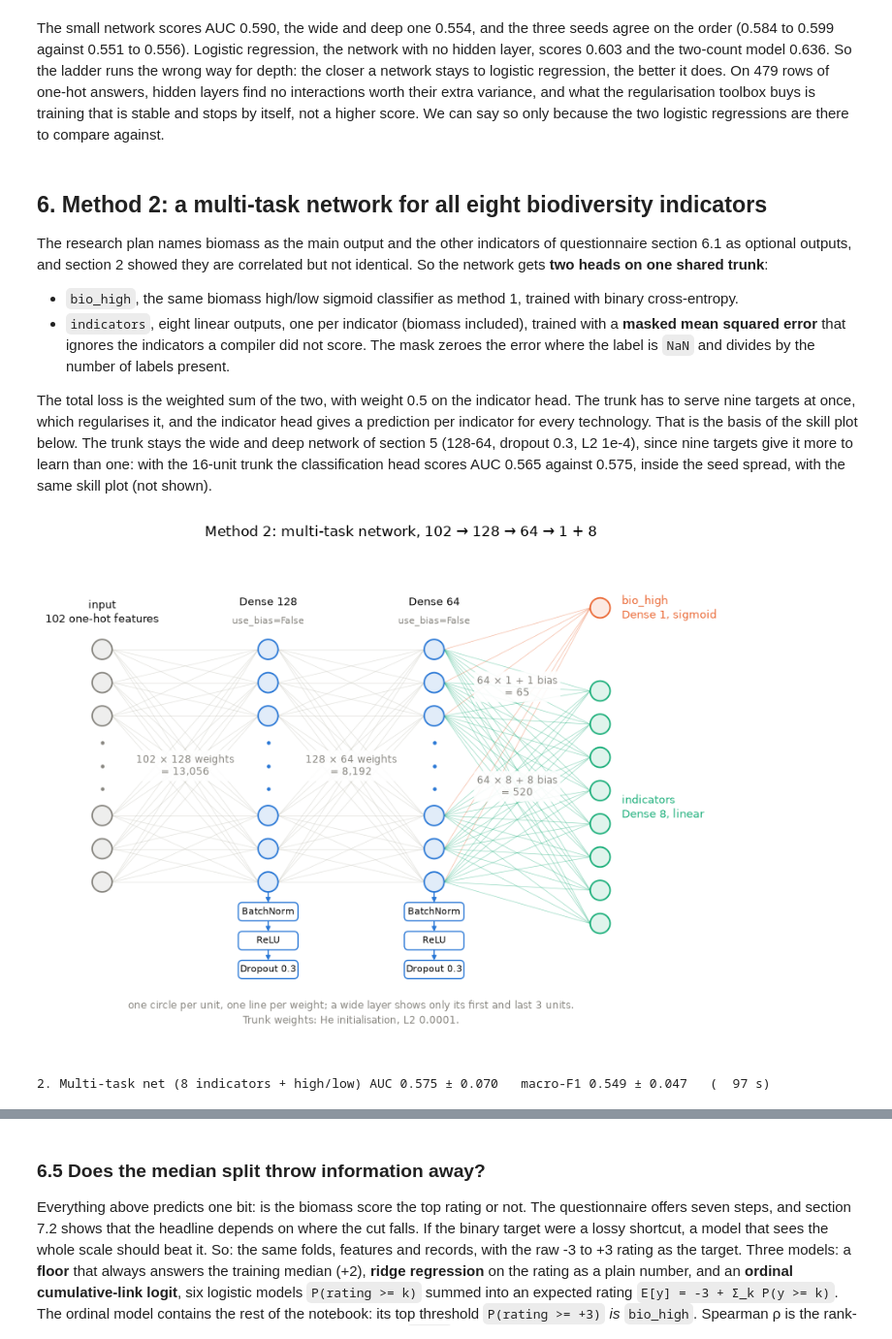
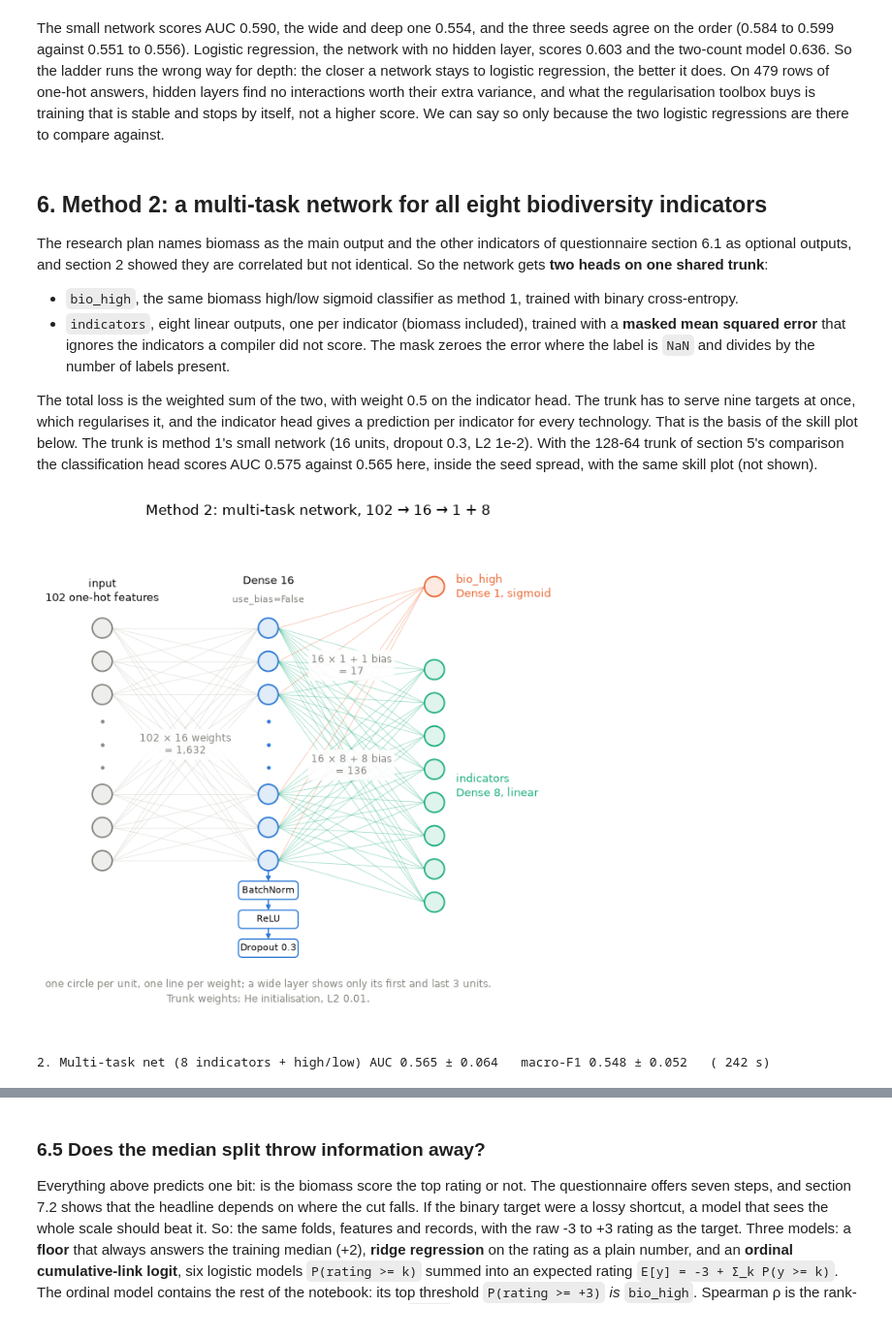
Before and after one commit to nmkearney/CAS-AML-WOCAT, a Jupyter notebook: module2_biodiversity.ipynb, the cells around one changed output, grey strips where cells are left out. Shown at 97% size. Saved outputs shown, nothing was run; the diff lists cells and outputs as text; code cells hidden in the pictures.

```diff
--- a/module2_biodiversity.ipynb
+++ b/module2_biodiversity.ipynb
@@ -597,14 +597,14 @@ The research plan names biomass as the main output and the other indicators of q
 * `bio_high`, the same biomass high/low sigmoid classifier as method 1, trained with binary cross-entropy.
 * `indicators`, eight linear outputs, one per indicator (biomass included), trained with a **masked mean squared error** that ignores the indicators a compiler did not score. The mask zeroes the error where the label is `NaN` and divides by the number of labels present.
 
-The total loss is the weighted sum of the two, with weight 0.5 on the indicator head. The trunk has to serve nine targets at once, which regularises it, and the indicator head gives a prediction per indicator for every technology. That is the basis of the skill plot below. The trunk stays the wide and deep network of section 5 (128-64, dropout 0.3, L2 1e-4), since nine targets give it more to learn than one: with the 16-unit trunk the classification head scores AUC 0.565 against 0.575, inside the seed spread, with the same skill plot (not shown).
+The total loss is the weighted sum of the two, with weight 0.5 on the indicator head. The trunk has to serve nine targets at once, which regularises it, and the indicator head gives a prediction per indicator for every technology. That is the basis of the skill plot below. The trunk is method 1's small network (16 units, dropout 0.3, L2 1e-2). With the 128-64 trunk of section 5's comparison the classification head scores AUC 0.575 against 0.565 here, inside the seed spread, with the same skill plot (not shown).
 # %%
-fig, ax = plt.subplots(figsize=(10, 6.6))
-draw_network(ax, X.shape[1], (128, 64), [(1, "sigmoid", "bio_high", C_ORANGE), (len(BIO), "linear", "indicators", C_AQUA)], l2=1e-4)
-ax.set_title(f"Method 2: multi-task network, {X.shape[1]} → 128 → 64 → 1 + {len(BIO)}")
+fig, ax = plt.subplots(figsize=(8, 6.6))
+draw_network(ax, X.shape[1], (16,), [(1, "sigmoid", "bio_high", C_ORANGE), (len(BIO), "linear", "indicators", C_AQUA)])
+ax.set_title(f"Method 2: multi-task network, {X.shape[1]} → 16 → 1 + {len(BIO)}")
 plt.tight_layout(); plt.show()
 # %% [output]
-[figure, old version]
+[figure, new version]
 # %%
 def masked_mse(y_true, y_pred):
     mask = keras.ops.logical_not(keras.ops.isnan(y_true))
@@ -612,7 +612,7 @@ def masked_mse(y_true, y_pred):
     m = keras.ops.cast(mask, y_pred.dtype)
     return keras.ops.sum(keras.ops.square(y_true - y_pred) * m) / keras.ops.maximum(keras.ops.sum(m), 1.0)
 
-def build_multitask(indicator_bias=None, hidden=(128, 64), dropout=0.3, l2=1e-4, lr=1e-3, indicator_weight=0.5):
+def build_multitask(indicator_bias=None, hidden=(16,), dropout=0.3, l2=1e-2, lr=1e-3, indicator_weight=0.5):
     inp = keras.Input(shape=(X.shape[1],), name="onehot")
     h = dense_trunk(inp, hidden, dropout, l2)
     out_high = layers.Dense(1, activation="sigmoid", name="bio_high")(h)
@@ -629,7 +629,7 @@ def build_multitask(indicator_bias=None, hidden=(128, 64), dropout=0.3, l2=1e-4,
 _, models_C = run_keras_seeds(lambda idx: build_multitask(indicator_bias=np.nanmean(Y_IND[idx], axis=0)),
                               X, extra_targets={"indicators": Y_IND}, name="2. Multi-task net (8 indicators + high/low)")
 # %% [output]
-2. Multi-task net (8 indicators + high/low) AUC 0.575 ± 0.070   macro-F1 0.549 ± 0.047   (  97 s)
+2. Multi-task net (8 indicators + high/low) AUC 0.565 ± 0.064   macro-F1 0.548 ± 0.052   ( 242 s)
 # %%
 rows = []
 for model, (tr, te) in zip(models_C, FOLDS * len(SEEDS)):
```
Also changed, not shown: parts of 12 cells of this notebook.
